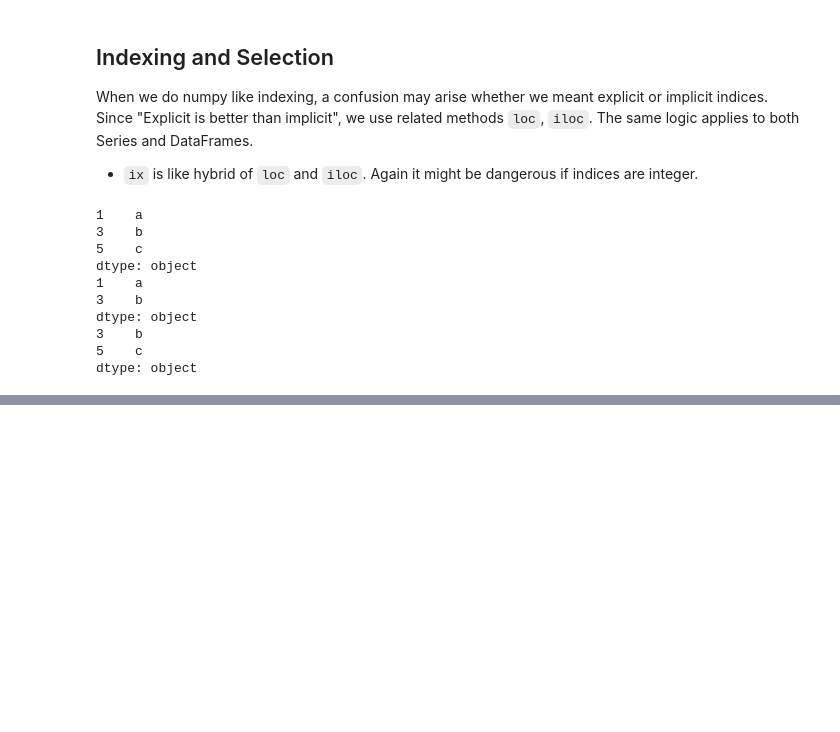
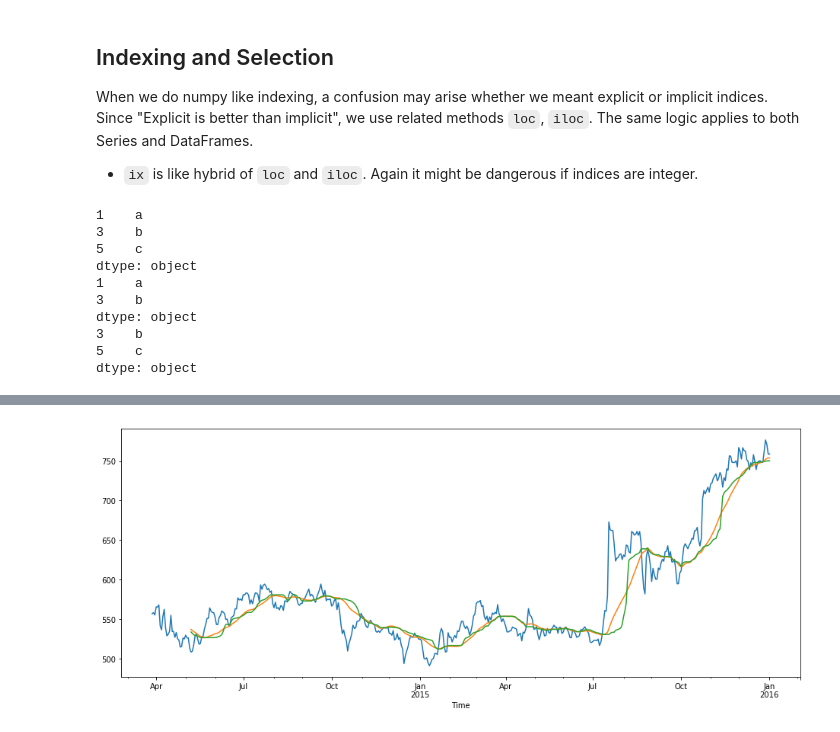
Before and after one commit to seljukgulcan/python-data-science-handbook-notes, a Jupyter notebook: pandas.ipynb, the cells around one changed output, grey strips where cells are left out. Saved outputs shown, nothing was run; the diff lists cells and outputs as text; code cells hidden in the pictures; blank space fills up the shorter version.

```diff
--- a/pandas.ipynb
+++ b/pandas.ipynb
@@ -152,0 +244,18 @@ TypeError: Cannot convert input [('GOOG', Timestamp('2014-03-27 00:00:00'))] of
+# %%
+# Rolling Operations
+
+# It let us do certain operation on a window of fixed size.
+
+# Rolling average = Moving average
+
+close_rolling = close.rolling(30) # Window size
+close.plot(figsize=(16,6))
+close_rolling.mean().plot()
+close_rolling.median().plot()
+
+plt.show()
+
+# We can also apply own funcion on these windowed data
+close_rolling.apply?
+# %% [output]
+[figure, added]
```
Also changed, not shown: parts of 14 cells of this notebook.
